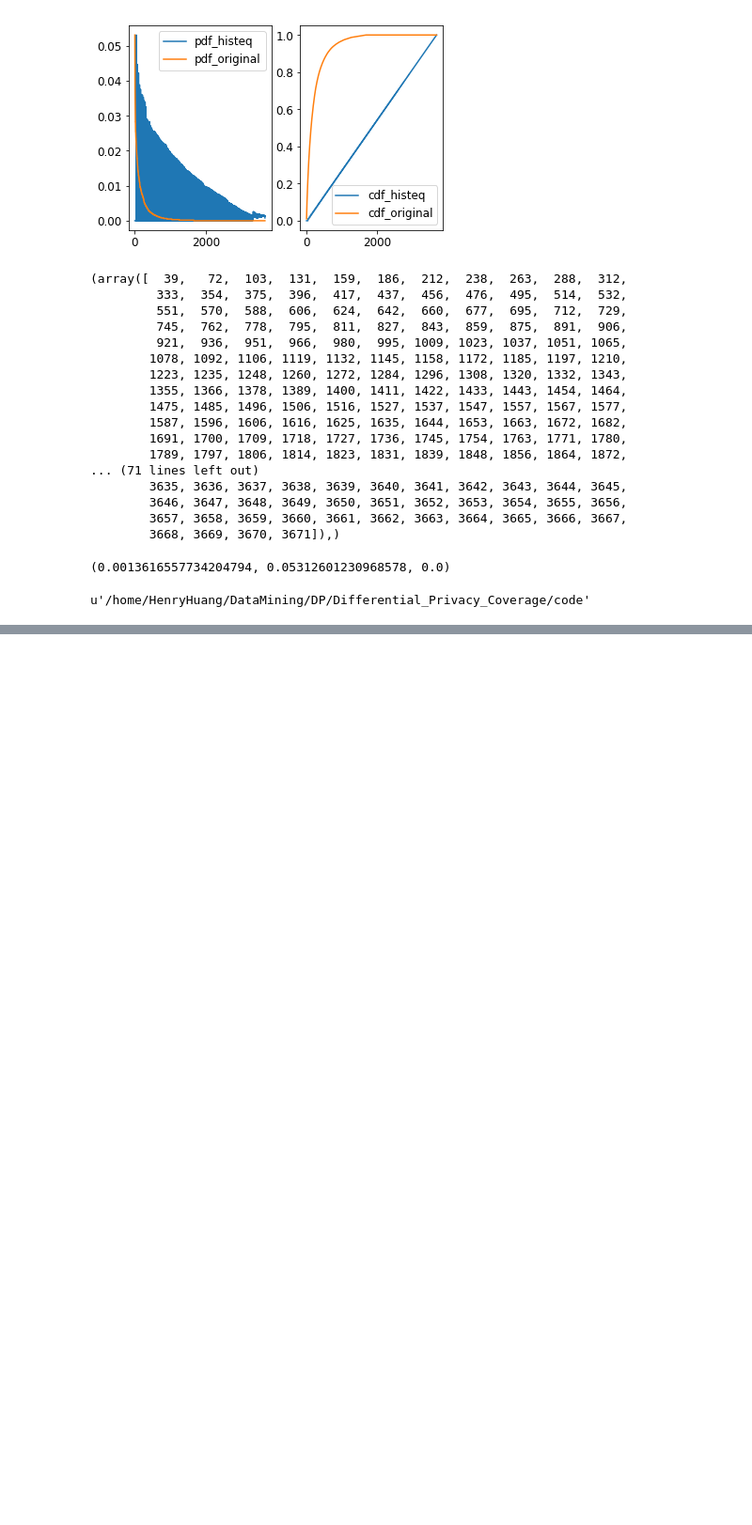
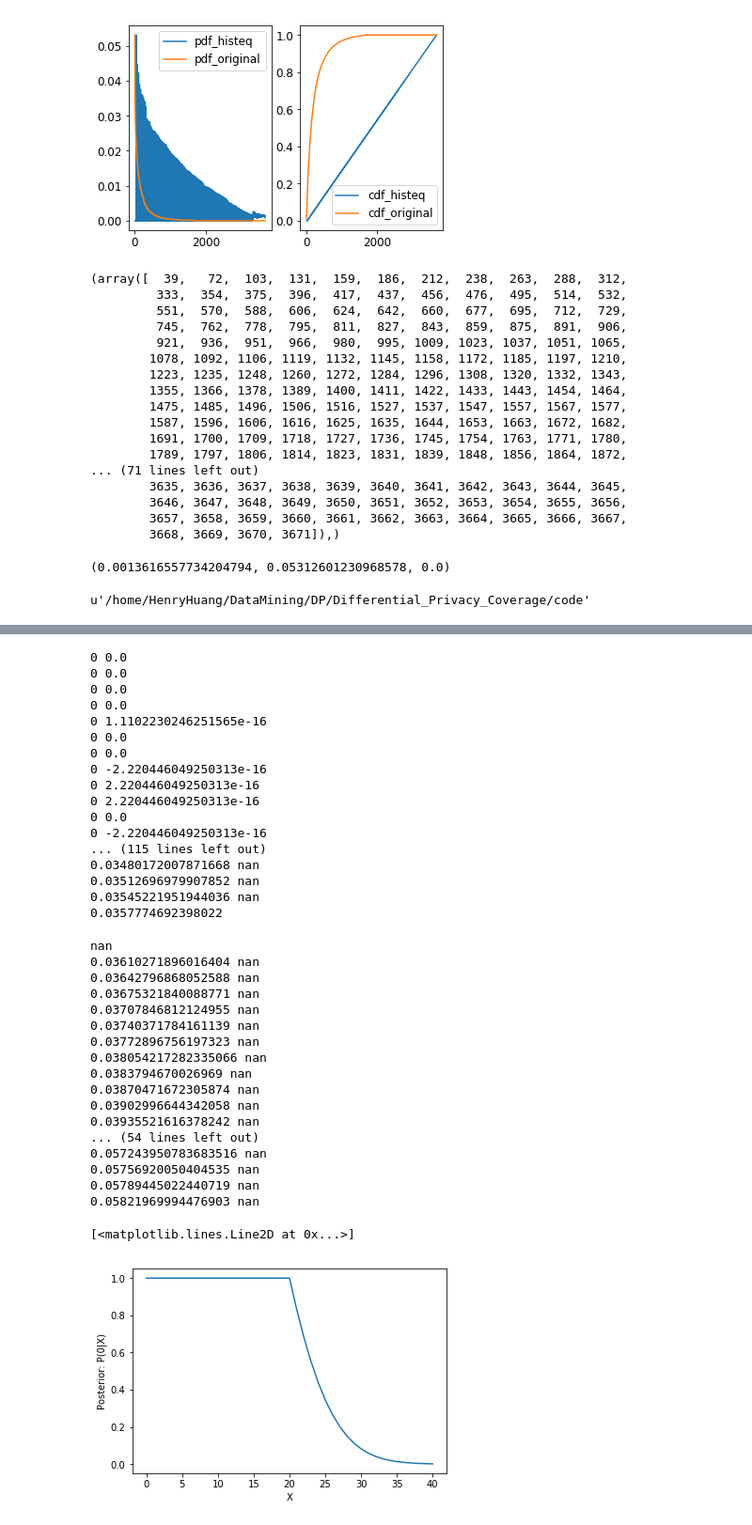
Before and after one commit to HenryNebula/Differential_Privacy_Coverage, a Jupyter notebook: code/Test Notebook.ipynb, the cells around one changed output, grey strips where cells are left out. Shown at 94% size. Drawn from its saved outputs; the diff is of its cells as text; code cells hidden in the pictures; blank space fills up the shorter version.

```diff
--- a/code/Test Notebook.ipynb
+++ b/code/Test Notebook.ipynb
@@ -170,2 +126,0 @@ for i in range(N):
-# %%
-x = np.sum(visit_mtx, 0)
@@ -195,0 +127,13 @@ array([ 21,  36,  74, 109, 155])
+# %%
+eps=4
+constraint = 150
+data_src = 'SG'
+candidate = 40
+k_favor = 5
+p = 0.02
+q = 1.0 / ((1.0 - p) / (p * np.exp(eps)) + 1)
+new_simulation = Diff_Coverage(flip_p=p, flip_q=q, data_src=data_src,
+                                   target_constraint=constraint, candidate_num=candidate,
+                                   k_favor=k_favor, hist=False, random_start=1)
+# %%
+choice = new_simulation.train(optimizer='ada_prior')
@@ -195,0 +147,53 @@ array([ 21,  36,  74, 109, 155])
+# %%
+y = []
+self = new_simulation
+N = 200
+for x in range(0,N):
+    xi = x - (self.p + 0.5 * self.f * (self.q - self.p)) * 1000
+    xi /= (1 - self.f) * (self.q - self.p)
+    xi /= self.people
+    if xi<0:
+        xi = 0
+    y.append(new_simulation.posterior_core(x, xi))
+    print xi, 1 - new_simulation.posterior_core(x, xi)
+
+plt.ylabel("Posterior: P(0|X)")
+plt.xlabel("X")
+plt.plot(range(0,N),y)
+# %% [output]
+0 0.0
+0 0.0
+0 0.0
+0 0.0
+0 1.1102230246251565e-16
+0 0.0
+0 0.0
+0 -2.220446049250313e-16
+0 2.220446049250313e-16
+0 2.220446049250313e-16
+0 0.0
+0 -2.220446049250313e-16
+... (115 lines left out)
+0.03480172007871668 nan
+0.03512696979907852 nan
+0.03545221951944036 nan
+0.0357774692398022
+nan
+0.03610271896016404 nan
+0.03642796868052588 nan
+0.03675321840088771 nan
+0.03707846812124955 nan
+0.03740371784161139 nan
+0.03772896756197323 nan
+0.038054217282335066 nan
+0.0383794670026969 nan
+0.03870471672305874 nan
+0.03902996644342058 nan
+0.03935521616378242 nan
+... (54 lines left out)
+0.057243950783683516 nan
+0.05756920050404535 nan
+0.05789445022440719 nan
+0.05821969994476903 nan
+[<matplotlib.lines.Line2D at 0x...>]
+[figure, added]
```
Also changed, not shown: parts of 20 cells of this notebook, 15 other files.
